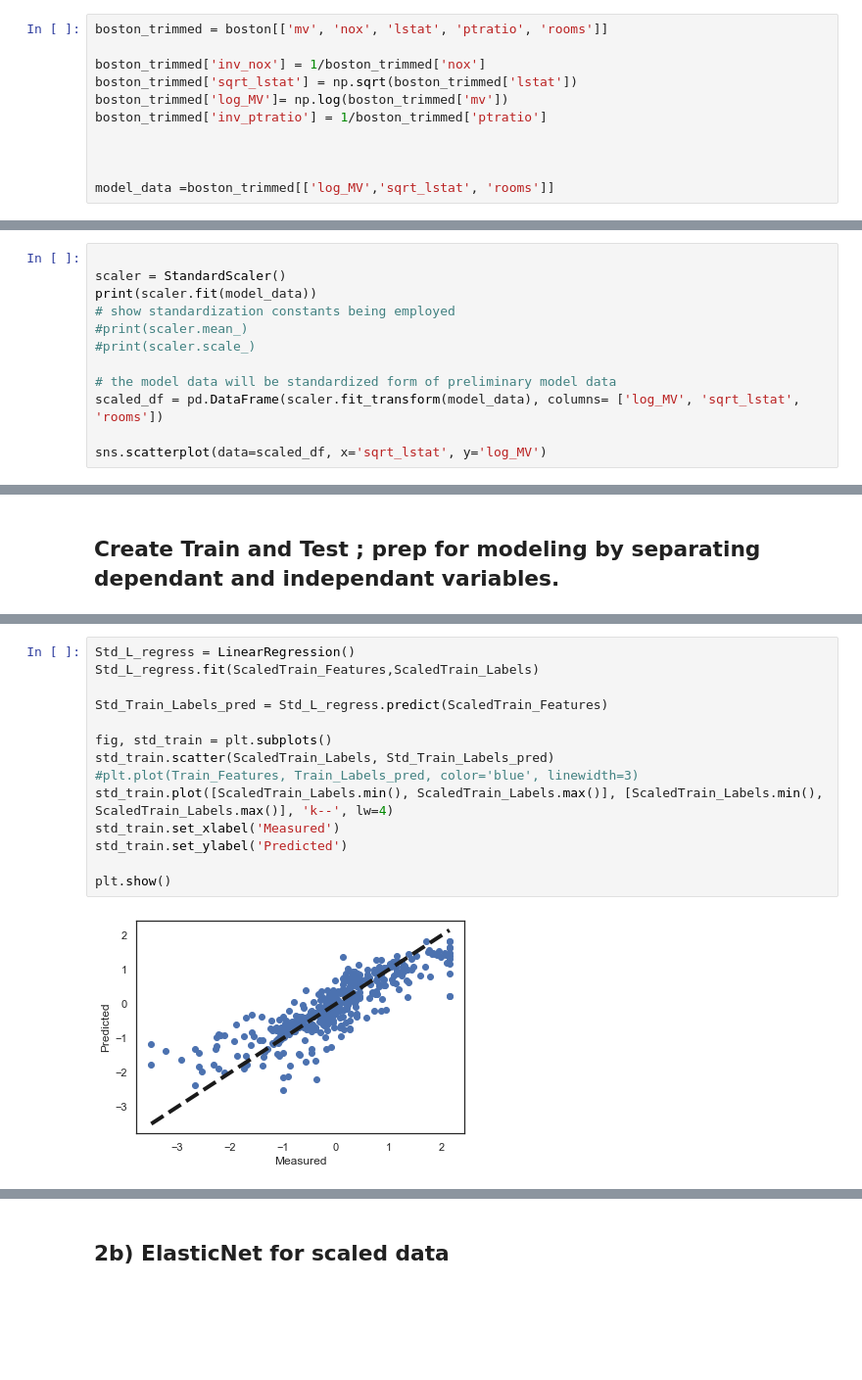
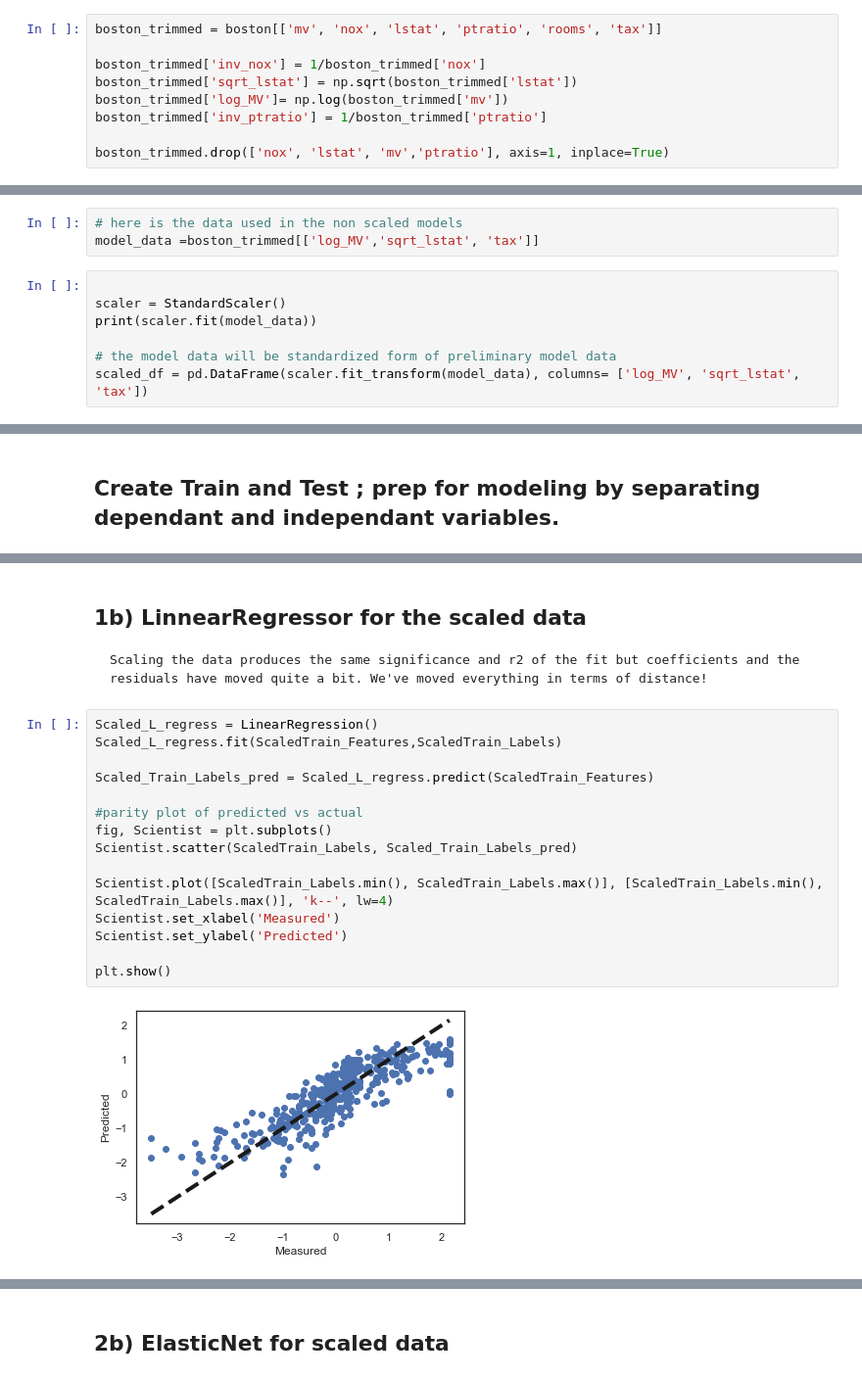
Before and after one commit to bblank70/MSDS422, a Jupyter notebook: Assignment2- Boston_Housing.ipynb, the cells around one changed output, grey strips where cells are left out. Shown at 98% size. Cells and saved outputs as stored; diff of their text form; blank space fills up the shorter version.

```diff
--- a/Assignment2- Boston_Housing.ipynb
+++ b/Assignment2- Boston_Housing.ipynb
@@ -298,13 +304,11 @@ sqrtfeatureplot = sns.scatterplot(y=boston.mv, x= 1/boston.nox)
 # %% [markdown]
 # C: Data Scaling and Preparation
 # %%
-boston_trimmed = boston[['mv', 'nox', 'lstat', 'ptratio', 'rooms']]
+boston_trimmed = boston[['mv', 'nox', 'lstat', 'ptratio', 'rooms', 'tax']]
 
 boston_trimmed['inv_nox'] = 1/boston_trimmed['nox']
 boston_trimmed['sqrt_lstat'] = np.sqrt(boston_trimmed['lstat'])
 boston_trimmed['log_MV']= np.log(boston_trimmed['mv'])
 boston_trimmed['inv_ptratio'] = 1/boston_trimmed['ptratio']
 
-
-
-model_data =boston_trimmed[['log_MV','sqrt_lstat', 'rooms']]
+boston_trimmed.drop(['nox', 'lstat', 'mv','ptratio'], axis=1, inplace=True)
@@ -311,14 +339,12 @@ model_data =boston_trimmed[['log_MV','sqrt_lstat', 'rooms']]
+# %%
+# here is the data used in the non scaled models
+model_data =boston_trimmed[['log_MV','sqrt_lstat', 'tax']]
 # %%
 
 scaler = StandardScaler()
 print(scaler.fit(model_data))
-# show standardization constants being employed
-#print(scaler.mean_)
-#print(scaler.scale_)
 
 # the model data will be standardized form of preliminary model data
-scaled_df = pd.DataFrame(scaler.fit_transform(model_data), columns= ['log_MV', 'sqrt_lstat', 'rooms'])
-
-sns.scatterplot(data=scaled_df, x='sqrt_lstat', y='log_MV')
+scaled_df = pd.DataFrame(scaler.fit_transform(model_data), columns= ['log_MV', 'sqrt_lstat', 'tax'])
 # %% [output]
 StandardScaler()
@@ -402,16 +432,20 @@ model_statistics(x_actual=Train_Features, y_actual=Train_Labels, y_predict=Train
+# %% [markdown]
+## 1b) LinnearRegressor  for the scaled data
+    Scaling the data produces the same significance and r2 of the fit but coefficients and the residuals have moved quite a bit. We've moved everything in terms of distance!
 # %%
-Std_L_regress = LinearRegression()
-Std_L_regress.fit(ScaledTrain_Features,ScaledTrain_Labels)
+Scaled_L_regress = LinearRegression()
+Scaled_L_regress.fit(ScaledTrain_Features,ScaledTrain_Labels)
 
-Std_Train_Labels_pred = Std_L_regress.predict(ScaledTrain_Features)
+Scaled_Train_Labels_pred = Scaled_L_regress.predict(ScaledTrain_Features)
 
-fig, std_train = plt.subplots()
-std_train.scatter(ScaledTrain_Labels, Std_Train_Labels_pred)
-#plt.plot(Train_Features, Train_Labels_pred, color='blue', linewidth=3)
-std_train.plot([ScaledTrain_Labels.min(), ScaledTrain_Labels.max()], [ScaledTrain_Labels.min(), ScaledTrain_Labels.max()], 'k--', lw=4)
-std_train.set_xlabel('Measured')
-std_train.set_ylabel('Predicted')
+#parity plot of predicted vs actual
+fig, Scientist = plt.subplots()
+Scientist.scatter(ScaledTrain_Labels, Scaled_Train_Labels_pred)
+
+Scientist.plot([ScaledTrain_Labels.min(), ScaledTrain_Labels.max()], [ScaledTrain_Labels.min(), ScaledTrain_Labels.max()], 'k--', lw=4)
+Scientist.set_xlabel('Measured')
+Scientist.set_ylabel('Predicted')
 
 plt.show()
 # %% [output]
-[figure, old version]
+[figure, new version]
```
Also changed, not shown: parts of 68 cells of this notebook.
